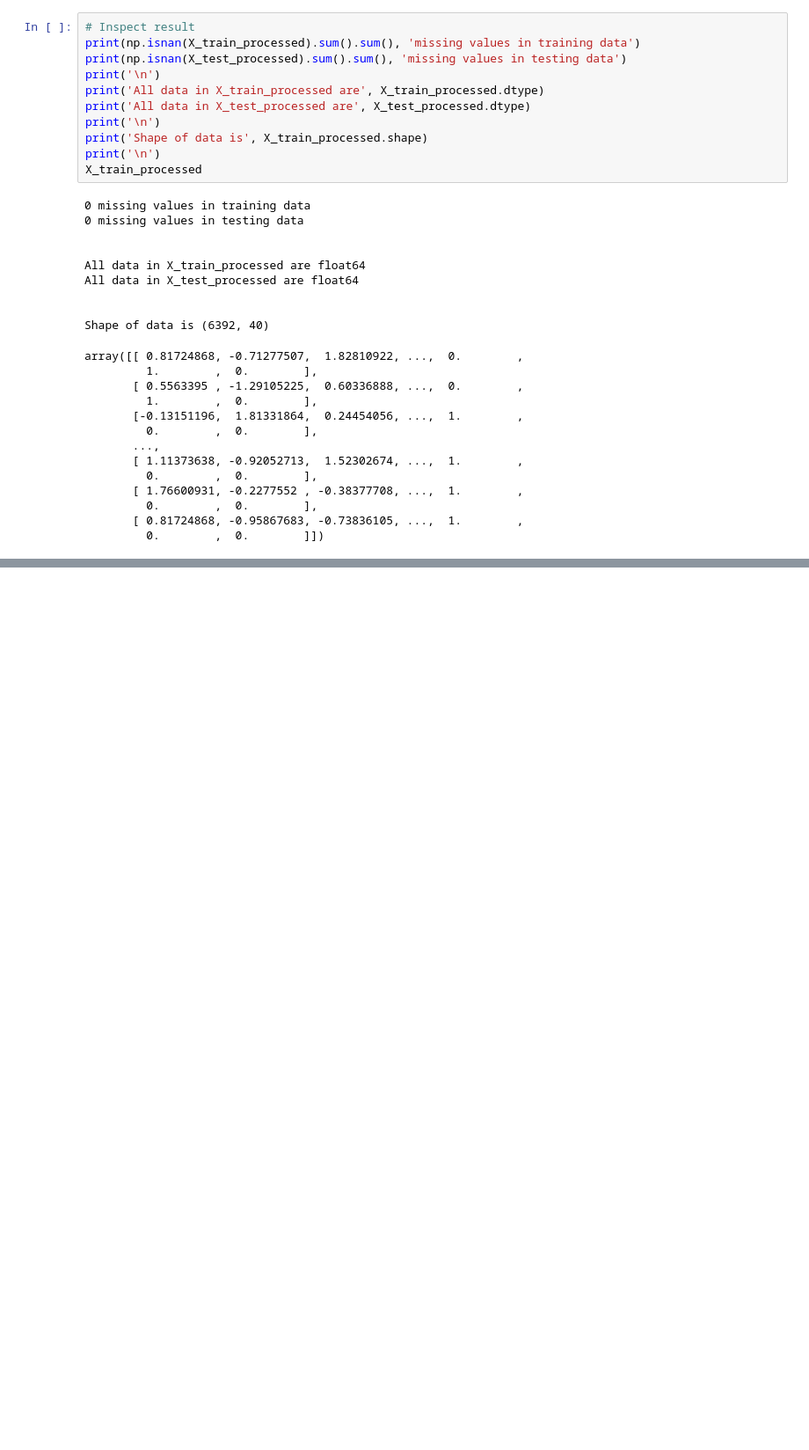
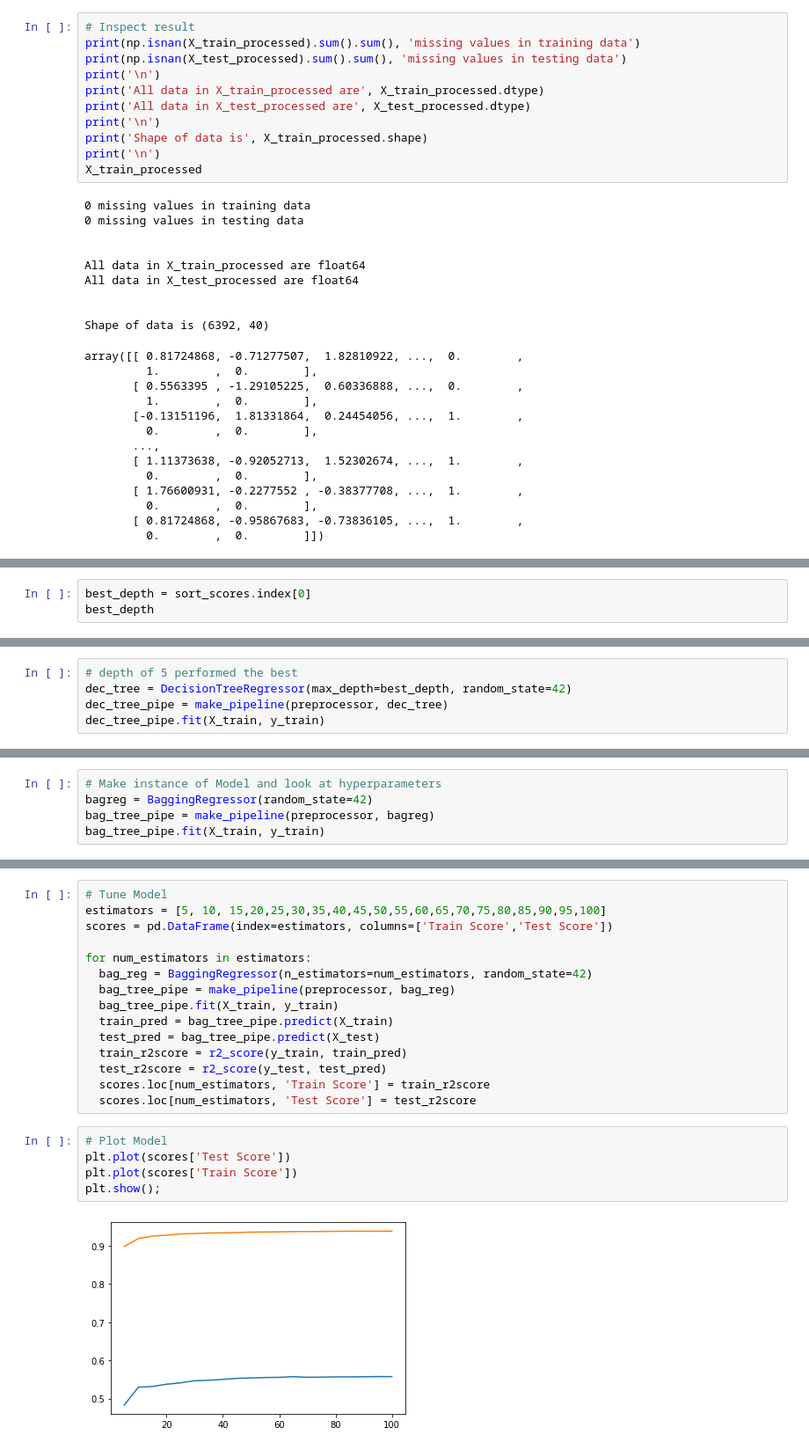
Before and after one commit to Bschreff/food-sales--prediction, a Jupyter notebook: GitHub_Rep_.ipynb, the cells around one changed output, grey strips where cells are left out. Shown at 88% size. Drawn from its saved outputs; the diff is of its cells as text; blank space fills up the shorter version.

```diff
--- a/GitHub_Rep_.ipynb
+++ b/GitHub_Rep_.ipynb
@@ -521,0 +794,3 @@ array([[ 0.81724868, -0.71277507,  1.82810922, ...,  0.        ,
+# %%
+best_depth = sort_scores.index[0]
+best_depth
@@ -521,0 +799,5 @@ array([[ 0.81724868, -0.71277507,  1.82810922, ...,  0.        ,
+# %%
+# depth of 5 performed the best
+dec_tree = DecisionTreeRegressor(max_depth=best_depth, random_state=42)
+dec_tree_pipe = make_pipeline(preprocessor, dec_tree)
+dec_tree_pipe.fit(X_train, y_train)
@@ -521,0 +839,5 @@ array([[ 0.81724868, -0.71277507,  1.82810922, ...,  0.        ,
+# %%
+# Make instance of Model and look at hyperparameters
+bagreg = BaggingRegressor(random_state=42)
+bag_tree_pipe = make_pipeline(preprocessor, bagreg)
+bag_tree_pipe.fit(X_train, y_train)
@@ -521,0 +891,22 @@ array([[ 0.81724868, -0.71277507,  1.82810922, ...,  0.        ,
+# %%
+# Tune Model
+estimators = [5, 10, 15,20,25,30,35,40,45,50,55,60,65,70,75,80,85,90,95,100]
+scores = pd.DataFrame(index=estimators, columns=['Train Score','Test Score'])
+
+for num_estimators in estimators:
+  bag_reg = BaggingRegressor(n_estimators=num_estimators, random_state=42)
+  bag_tree_pipe = make_pipeline(preprocessor, bag_reg)
+  bag_tree_pipe.fit(X_train, y_train)
+  train_pred = bag_tree_pipe.predict(X_train)
+  test_pred = bag_tree_pipe.predict(X_test)
+  train_r2score = r2_score(y_train, train_pred)
+  test_r2score = r2_score(y_test, test_pred)
+  scores.loc[num_estimators, 'Train Score'] = train_r2score
+  scores.loc[num_estimators, 'Test Score'] = test_r2score
+# %%
+# Plot Model
+plt.plot(scores['Test Score'])
+plt.plot(scores['Train Score'])
+plt.show();
+# %% [output]
+[figure, added]
```
Also changed, not shown: parts of 44 cells of this notebook.
